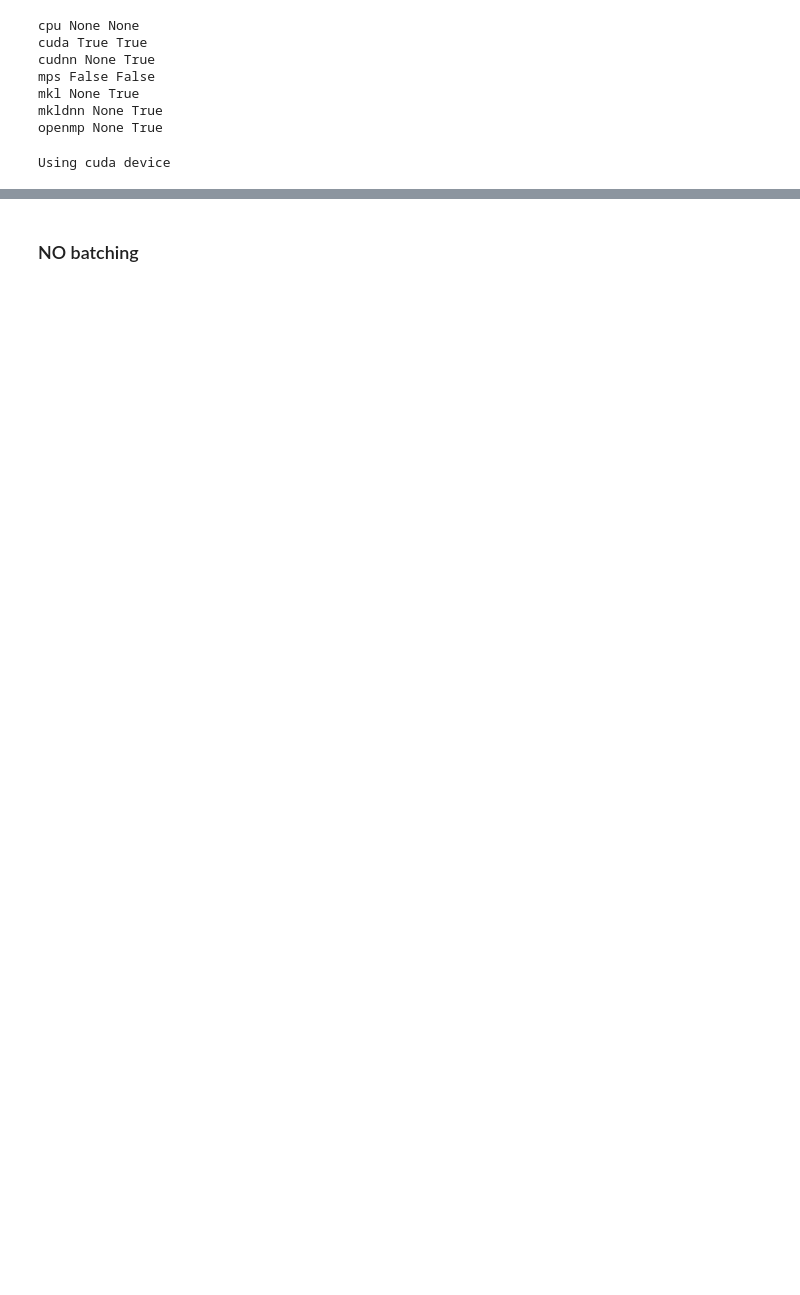
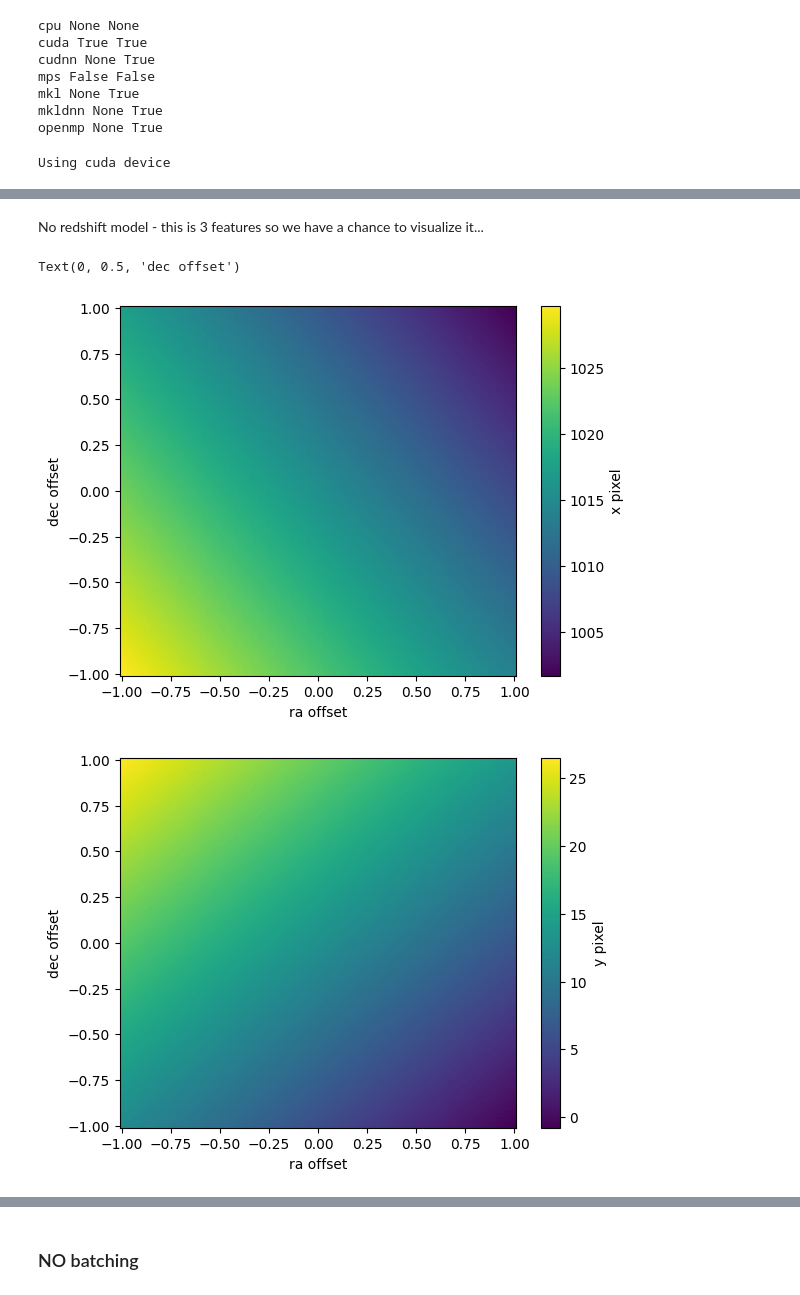
Before and after one commit to eteq/m31_jwst_2609, a Jupyter notebook: content/fast_wcs_interp_experimentation.ipynb, the cells around one changed output, grey strips where cells are left out. Drawn from its saved outputs; the diff is of its cells as text; code cells hidden in the pictures; blank space fills up the shorter version.

```diff
--- a/content/fast_wcs_interp_experimentation.ipynb
+++ b/content/fast_wcs_interp_experimentation.ipynb
@@ -766,0 +944,22 @@ Using cuda device
+# %% [markdown]
+No redshift model - this is 3 features so we have a chance to visualize it...
+# %%
+ro, do = np.mgrid[-1:1:100j, -1:1:100j]
+sc = base_sc.spherical_offsets_by(ro<< u.arcsec, do<< u.arcsec)
+xs, ys = slit.meta.wcs.world_to_pixel(sc, phoenix_lowres.spectral_axis[12060])
+
+plt.figure()
+plt.pcolor(ro, do, xs)
+plt.colorbar().set_label('x pixel')
+plt.xlabel('ra offset')
+plt.ylabel('dec offset')
+
+plt.figure()
+plt.pcolor(ro, do, ys)
+plt.colorbar().set_label('y pixel')
+plt.xlabel('ra offset')
+plt.ylabel('dec offset')
+# %% [output]
+Text(0, 0.5, 'dec offset')
+[figure, added]
+[figure, added]
```
Also changed, not shown: parts of 50 cells of this notebook.
